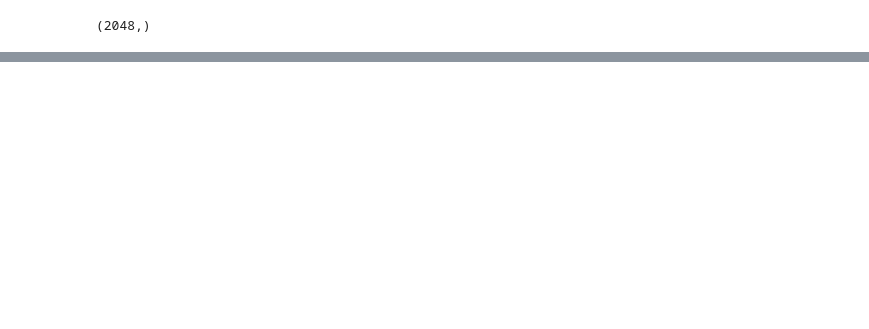
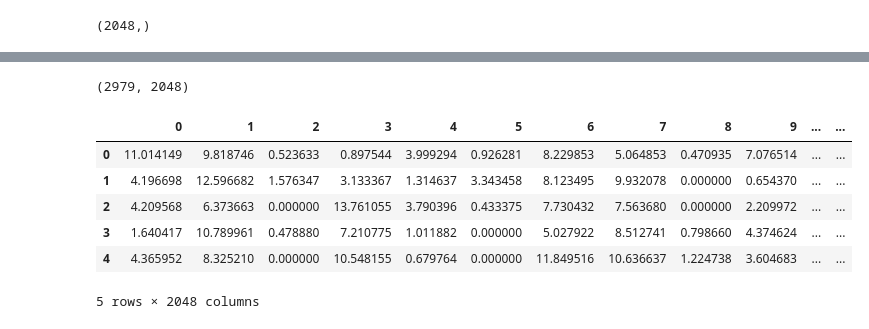
Before and after one commit to dharijanto/deep-learning-visual-similarity, a Jupyter notebook: similar-item-recommender-farfetch.ipynb, the cells around one changed output, grey strips where cells are left out. Saved outputs shown, nothing was run; the diff lists cells and outputs as text; code cells hidden in the pictures; blank space fills up the shorter version.

```diff
--- a/similar-item-recommender-farfetch.ipynb
+++ b/similar-item-recommender-farfetch.ipynb
@@ -188,3 +185,15 @@ Wall time: 18min 52s
+# %%
+print(df_embs.shape)
+df_embs.head()
+# %% [output]
+(2979, 2048)
+|  | 0 | 1 | 2 | 3 | 4 | 5 | 6 | 7 | 8 | 9 | ... | ... |
+| 0 | 11.014149 | 9.818746 | 0.523633 | 0.897544 | 3.999294 | 0.926281 | 8.229853 | 5.064853 | 0.470935 | 7.076514 | ... | ... |
+| 1 | 4.196698 | 12.596682 | 1.576347 | 3.133367 | 1.314637 | 3.343458 | 8.123495 | 9.932078 | 0.000000 | 0.654370 | ... | ... |
+| 2 | 4.209568 | 6.373663 | 0.000000 | 13.761055 | 3.790396 | 0.433375 | 7.730432 | 7.563680 | 0.000000 | 2.209972 | ... | ... |
+| 3 | 1.640417 | 10.789961 | 0.478880 | 7.210775 | 1.011882 | 0.000000 | 5.027922 | 8.512741 | 0.798660 | 4.374624 | ... | ... |
+| 4 | 4.365952 | 8.325210 | 0.000000 | 10.548155 | 0.679764 | 0.000000 | 11.849516 | 10.636637 | 1.224738 | 3.604683 | ... | ... |
+5 rows × 2048 columns
 # %%
 # https://scikit-learn.org/stable/modules/generated/sklearn.metrics.pairwise_distances.html
 from sklearn.metrics.pairwise import pairwise_distances
```
Also changed, not shown: parts of 15 cells of this notebook, 2 other files.
